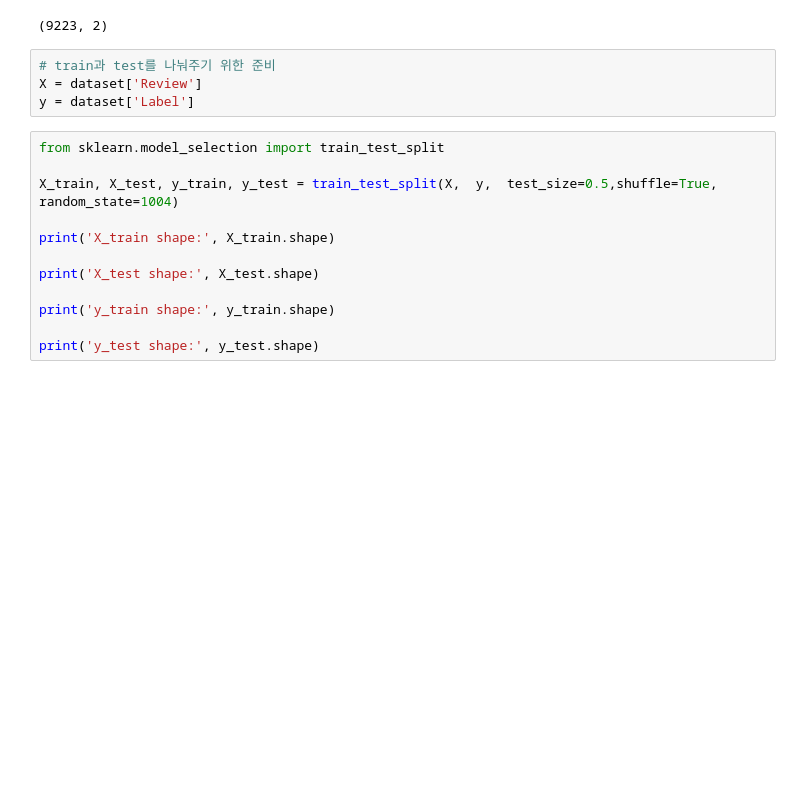
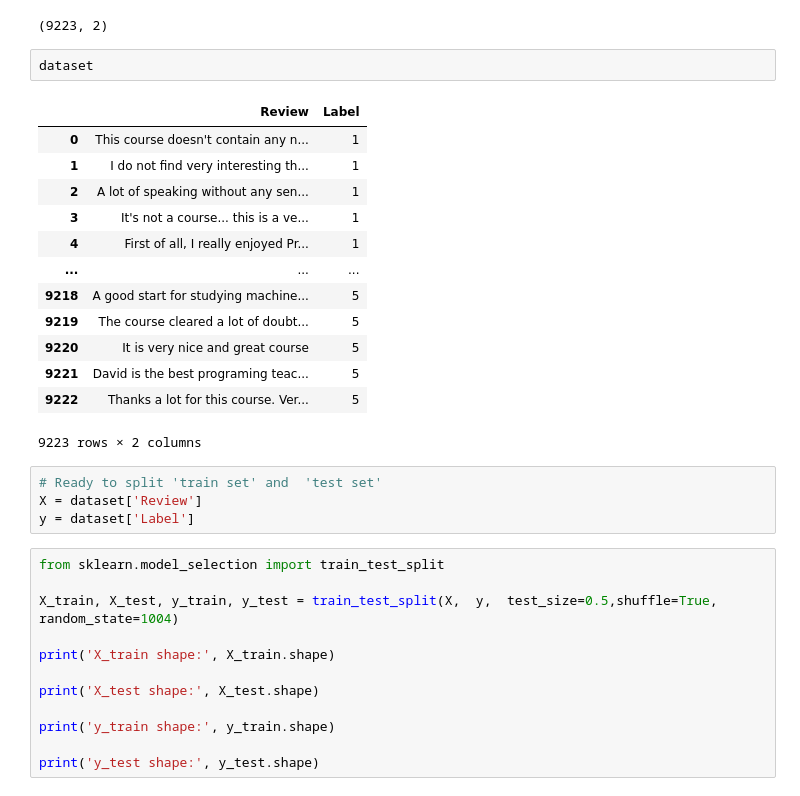
Before and after one commit to genie-lee-beep/Jieun-Lee, a Jupyter notebook: NLP/Coursera_review_sentiment_analysis_20220324.ipynb, the cells around one changed output. Cells and saved outputs as stored; diff of their text form; blank space fills up the shorter version.

```diff
--- a/NLP/Coursera_review_sentiment_analysis_20220321.ipynb
+++ b/NLP/Coursera_review_sentiment_analysis_20220324.ipynb
@@ -87,8 +87,24 @@ Name: Label, dtype: int64
 dataset.shape
 # %% [output]
 (9223, 2)
+# %%
+dataset
+# %% [output]
+|  | Review | Label |
+| 0 | This course doesn't contain any n... | 1 |
+| 1 | I do not find very interesting th... | 1 |
+| 2 | A lot of speaking without any sen... | 1 |
+| 3 | It's not a course... this is a ve... | 1 |
+| 4 | First of all, I really enjoyed Pr... | 1 |
+| ... | ... | ... |
+| 9218 | A good start for studying machine... | 5 |
+| 9219 | The course cleared a lot of doubt... | 5 |
+| 9220 | It is very nice and great course | 5 |
+| 9221 | David is the best programing teac... | 5 |
+| 9222 | Thanks a lot for this course. Ver... | 5 |
+9223 rows × 2 columns
 # %%
-# train과 test를 나눠주기 위한 준비
+# Ready to split 'train set' and  'test set'
 X = dataset['Review']
 y = dataset['Label']
 # %%
```
Also changed, not shown: parts of 36 cells of this notebook.
